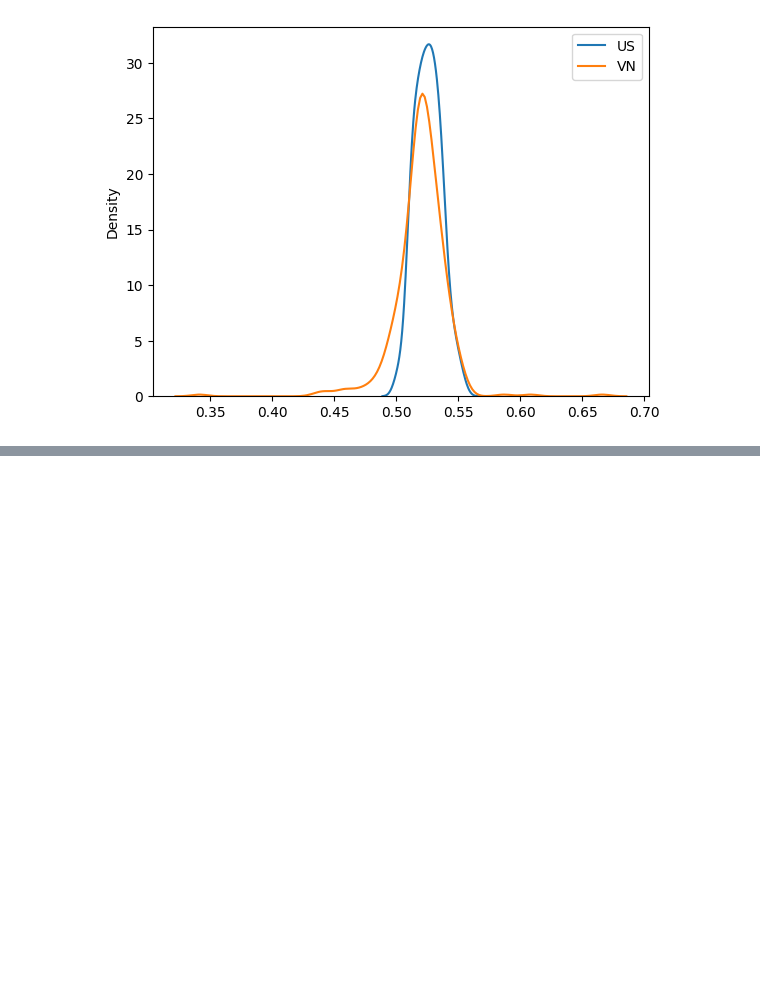
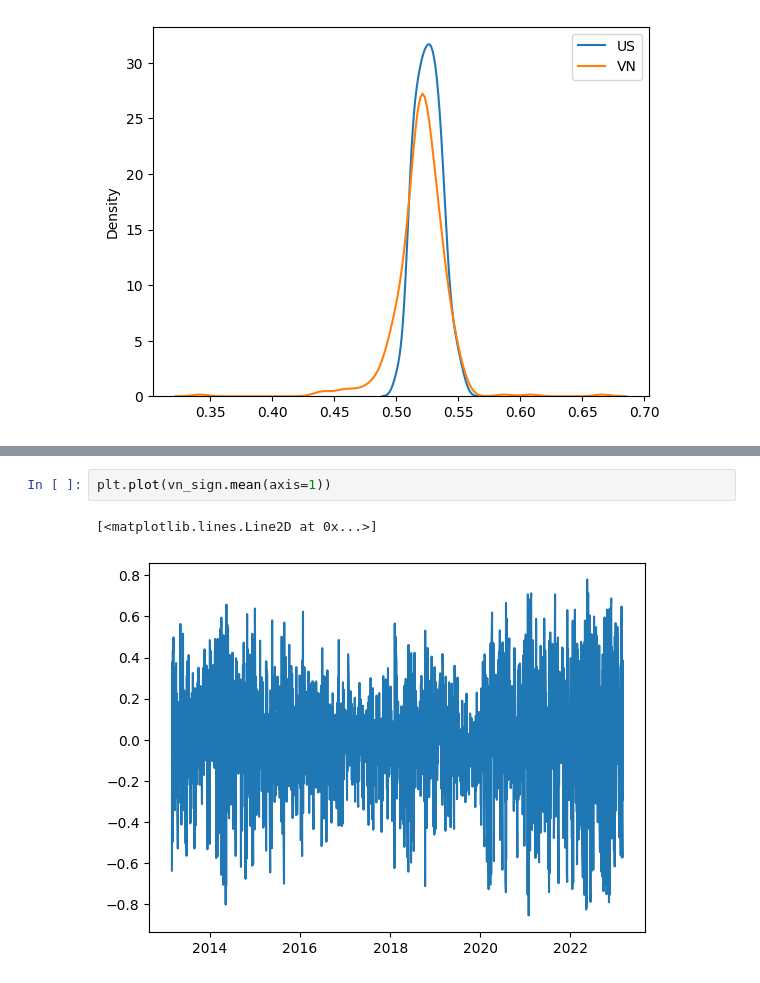
Before and after one commit to khanhtrinh2003/Financial-mathematics, a Jupyter notebook: main.ipynb, the cells around one changed output, grey strips where cells are left out. Cells and saved outputs as stored; diff of their text form; blank space fills up the shorter version.

```diff
--- a/main.ipynb
+++ b/main.ipynb
@@ -99,0 +142,5 @@ plt.legend()
+# %%
+plt.plot(vn_sign.mean(axis=1))
+# %% [output]
+[<matplotlib.lines.Line2D at 0x...>]
+[figure, added]
```
Also changed, not shown: parts of 3 cells of this notebook.
